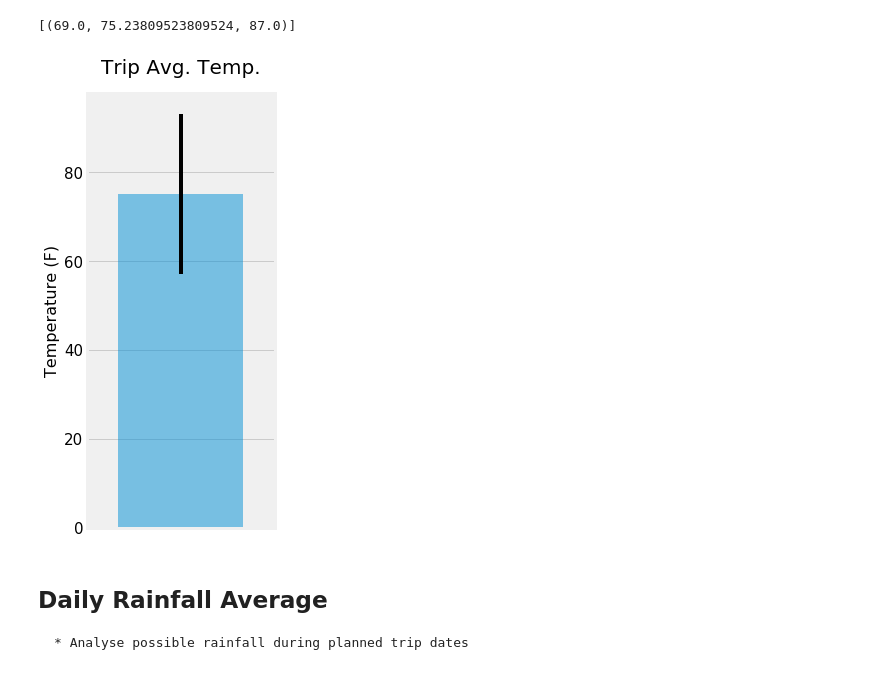
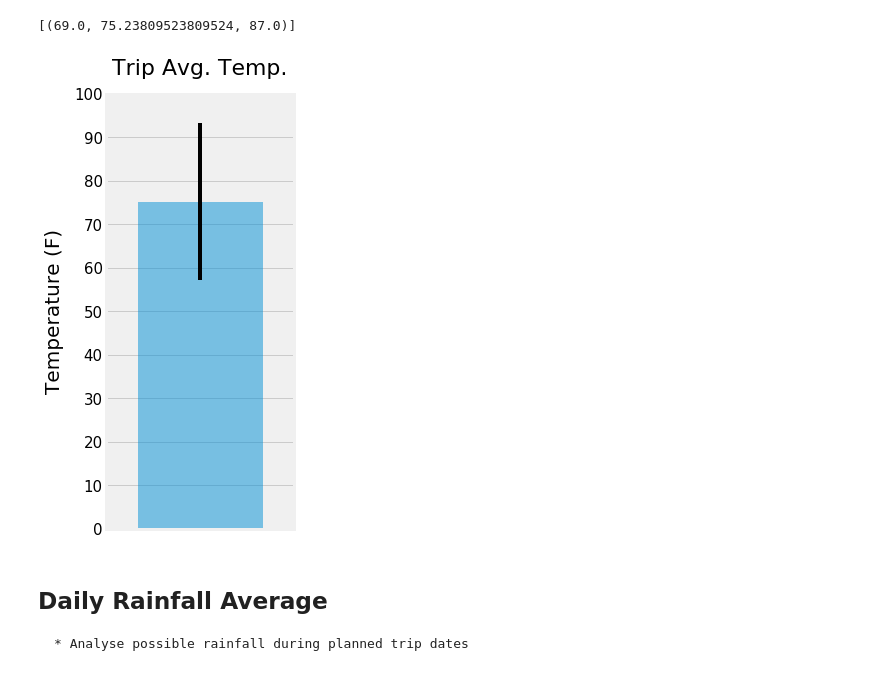
Before and after one commit to L0per/sqlalchemy-challenge, a Jupyter notebook: climate.ipynb, the cells around one changed output. Cells and saved outputs as stored; diff of their text form; code cells hidden in the pictures.

```diff
--- a/climate.ipynb
+++ b/climate.ipynb
@@ -206,21 +204,2 @@ plt.show()
 # %% [markdown]
 # Bonus: Additional Analysis
-# %%
-# This function called `calc_temps` will accept start date and end date in the format '%Y-%m-%d'
-# and return the minimum, average, and maximum temperatures for that range of dates
-def calc_temps(start_date, end_date):
-    """TMIN, TAVG, and TMAX for a list of dates.
-
-    Args:
-        start_date (string): A date string in the format %Y-%m-%d
-        end_date (string): A date string in the format %Y-%m-%d
-
-    Returns:
-        TMIN, TAVE, and TMAX
-    """
-
-    return session.query(func.min(Measurement.tobs), func.avg(Measurement.tobs), func.max(Measurement.tobs)).\
-        filter(Measurement.date >= start_date).filter(Measurement.date <= end_date).all()
-
-# function usage example
-print(calc_temps('2012-02-28', '2012-03-05'))
@@ -293,9 +269,10 @@ print(f'''
 ## Temperature During Planned Trip
     * Trip is planned 2018-05-20 to 2018-05-30
 # %%
-# Based on input dates, displays minimum, average, and maximum temperatures
+# Function to return temperature min, max, and avg for date range input
+
 def calc_temps(start_date, end_date):
-    """TMIN, TAVG, and TMAX for a list of dates.
+    """TMIN, TAVG, and TMAX for a date range.
 
     Args:
         start_date (string): A date string in the format %Y-%m-%d
@@ -309,27 +286,30 @@ def calc_temps(start_date, end_date):
         filter(Measurement.date >= start_date).filter(Measurement.date <= end_date).all()
 # %%
 # Temperature stats during time of planned trip for the previous year
-temp_trip_df = calc_temps('2017-05-20', '2017-05-30')
+trip_start = '2017-05-20'
+trip_end = '2017-05-30'
+temp_trip_df = calc_temps(trip_start, trip_end)
 temp_trip_df
 # %% [output]
 [(69.0, 75.23809523809524, 87.0)]
 # %%
 # Plot tempurature stats
 fig, ax1 = plt.subplots(figsize=(3,8))
 
 ax1.bar(0, temp_trip_df[0][1], yerr=temp_trip_df[0][2]-temp_trip_df[0][0], alpha=0.5)
 ax1.set_xlim(-0.6, 0.6)
 ax1.grid(axis='x')
 
 # Labels
 ax1.set_xticklabels([])
+ax1.set_yticks(range(0,110,10))
 ax1.tick_params(axis='both', which='both', labelsize=15)
-ax1.set_title('Trip Avg. Temp.', size=20, y = 1.03)
-ax1.set_ylabel("Temperature (F)", fontsize = 16)
+ax1.set_title('Trip Avg. Temp.', size=22, y = 1.03)
+ax1.set_ylabel("Temperature (F)", fontsize = 20, labelpad = 10)
 
 plt.show()
 # %% [output]
-[figure, old version]
+[figure, new version]
 # %% [markdown]
 ## Daily Rainfall Average
     * Analyse possible rainfall during planned trip dates
```
Also changed, not shown: parts of 19 cells of this notebook.
